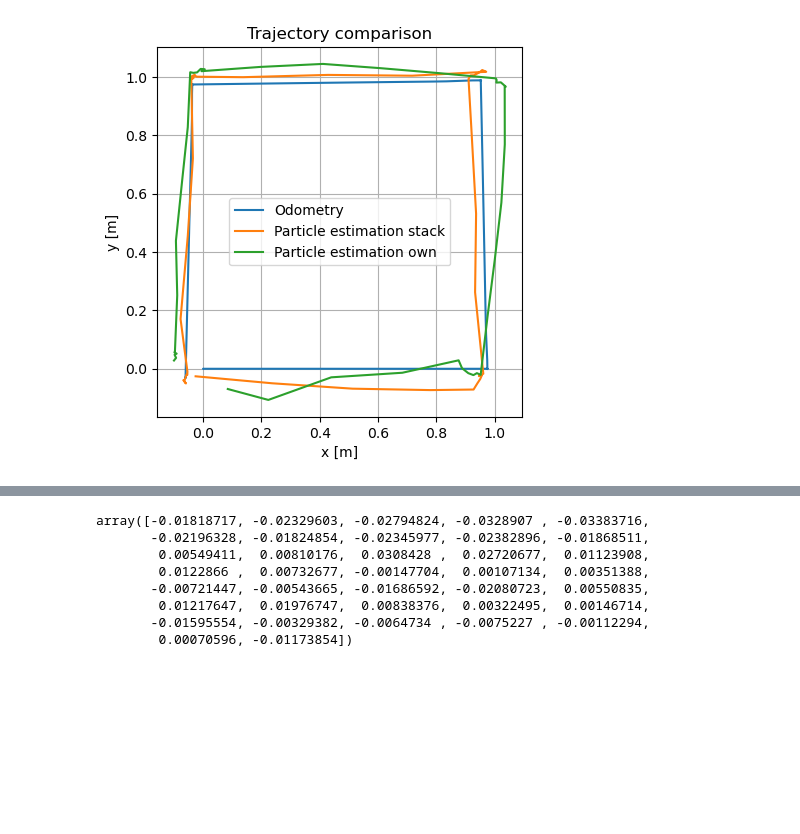
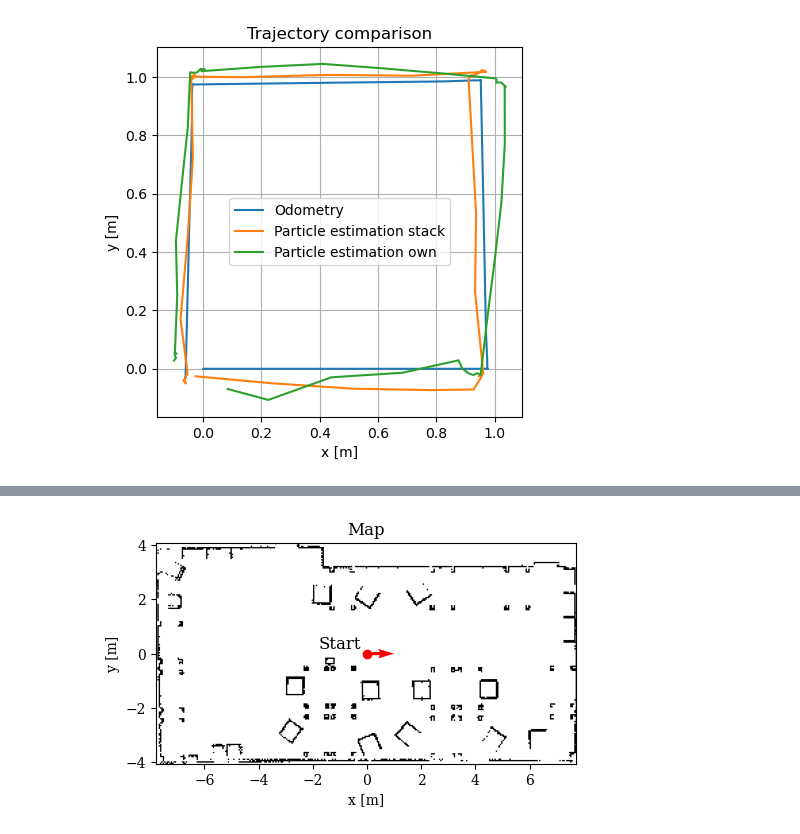
Before and after one commit to jonpodtu/34761-Exercises, a Jupyter notebook: src/project/plot.ipynb, the cells around one changed output, grey strips where cells are left out. Drawn from its saved outputs; the diff is of its cells as text; code cells hidden in the pictures; blank space fills up the shorter version.

```diff
--- a/src/project/plot.ipynb
+++ b/src/project/plot.ipynb
@@ -83,14 +71,46 @@ array([-2.12472280e-07, -1.95917997e-05, -2.25788779e-06, -6.13117224e-06,
-# %%
-stack_angle - odom_angle_stack
-# %% [output]
-array([-0.01818717, -0.02329603, -0.02794824, -0.0328907 , -0.03383716,
-       -0.02196328, -0.01824854, -0.02345977, -0.02382896, -0.01868511,
-        0.00549411,  0.00810176,  0.0308428 ,  0.02720677,  0.01123908,
-        0.0122866 ,  0.00732677, -0.00147704,  0.00107134,  0.00351388,
-       -0.00721447, -0.00543665, -0.01686592, -0.02080723,  0.00550835,
-        0.01217647,  0.01976747,  0.00838376,  0.00322495,  0.00146714,
-       -0.01595554, -0.00329382, -0.0064734 , -0.0075227 , -0.00112294,
-        0.00070596, -0.01173854])
+# %%
+import matplotlib.pyplot as plt
+import numpy as np
+import yaml
+
+def plot_map(map_image_path, map_yaml_path, ax):
+    # Load the map image from the .pgm file
+    map_image = plt.imread(map_image_path)
+    map_image[map_image != 0] = 254
+
+    # Load the meta information from the yaml file
+    with open(map_yaml_path, 'r') as file:
+        meta_info = yaml.safe_load(file)
+
+    # Extract the map resolution and origin from the meta information
+    resolution = meta_info['resolution']
+    origin = meta_info['origin']
+
+    # Get the map dimensions
+    height, width = map_image.shape
+
+    # Create a grid of x and y coordinates
+    x = np.arange(0, width) * resolution + origin[0]
+    y = np.arange(0, height) * resolution + origin[1]
+
+    # Plot the map
+    ax.imshow(map_image, cmap='gray', extent=[x.min(), x.max(), y.min(), y.max()])
+
+# Create a figure and axes, and call the function with the paths to your map image and yaml file
+fig, ax = plt.subplots(1, 1, figsize=(5, 4))
+plot_map('../../assets/maps/map.pgm', '../../assets/maps/map.yaml', ax)
+ax.set_xlabel('x [m]')
+ax.set_ylabel('y [m]')
+ax.set_title('Map')
+ax.set_aspect('equal', adjustable='box')
+ax.plot(0, 0, 'ro', label='Start')
+ax.text(-0.2, 0.2, 'Start', fontsize=12, ha='right')
+ax.quiver(0, 0, 1, 0, scale=1, scale_units='xy', angles='xy', color='r')
+plt.tight_layout()
+plt.savefig("../../assets/map.pdf",bbox_inches='tight')
+plt.show()
+# %% [output]
+[figure, added]
 # %%
 import numpy as np
 
```
Also changed, not shown: parts of 3 cells of this notebook, 11 other files.
